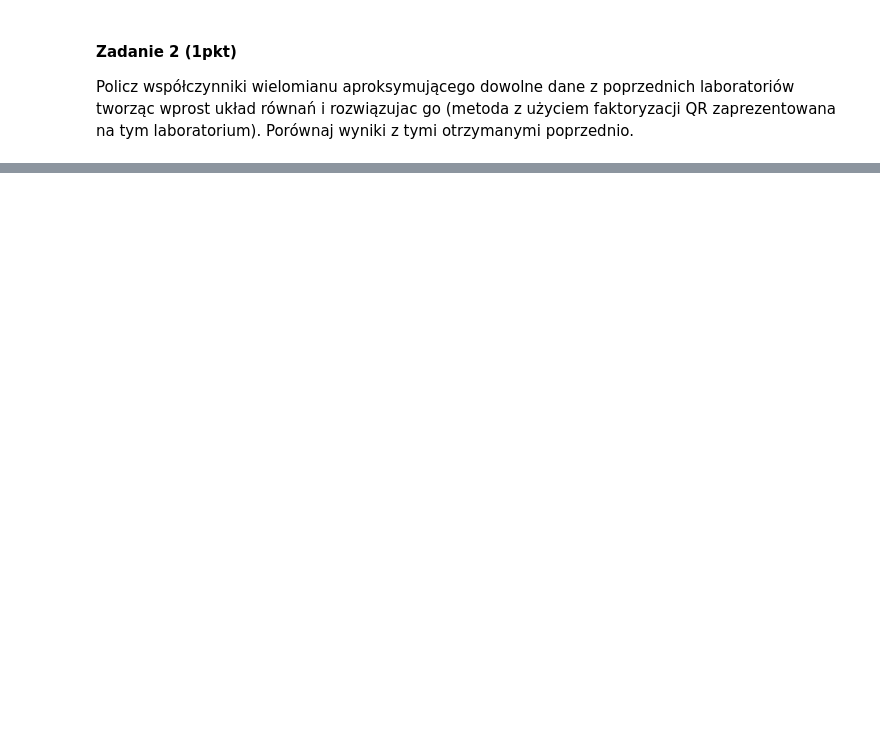
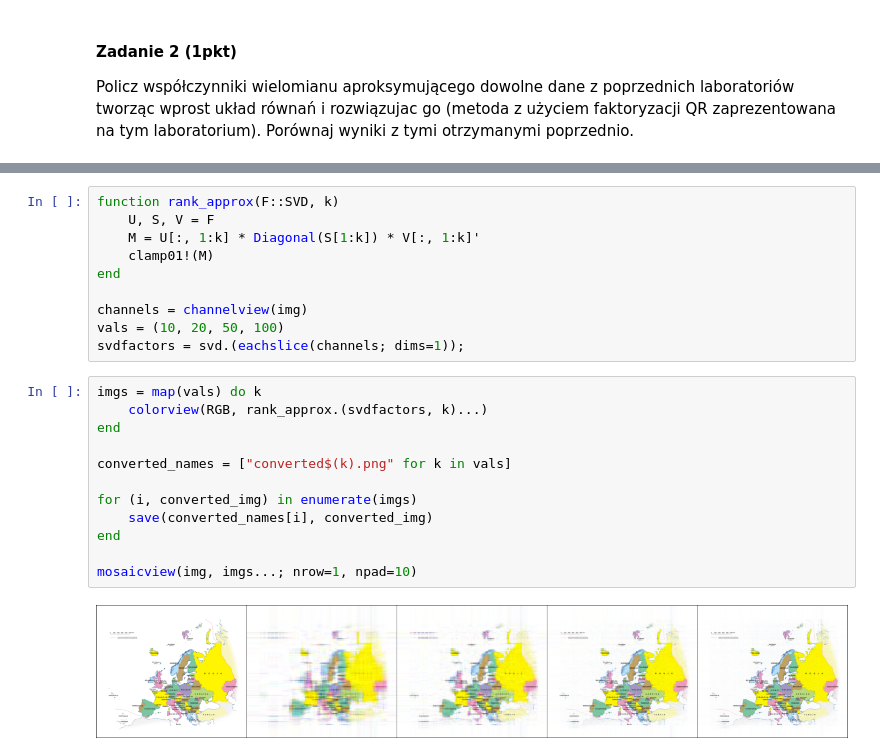
Before and after one commit to IwoSzczepaniak/MOWNiT, a Jupyter notebook: Mownit_lab9/lab9.ipynb, the cells around one changed output, grey strips where cells are left out. Drawn from its saved outputs; the diff is of its cells as text; blank space fills up the shorter version.

```diff
--- a/Mownit_lab9/lab9.ipynb
+++ b/Mownit_lab9/lab9.ipynb
@@ -40,0 +74,24 @@ Porównaj wyniki z tymi otrzymanymi poprzednio.
+# %%
+function rank_approx(F::SVD, k)
+    U, S, V = F
+    M = U[:, 1:k] * Diagonal(S[1:k]) * V[:, 1:k]'
+    clamp01!(M)
+end
+
+channels = channelview(img)
+vals = (10, 20, 50, 100)
+svdfactors = svd.(eachslice(channels; dims=1));
+# %%
+imgs = map(vals) do k
+    colorview(RGB, rank_approx.(svdfactors, k)...)
+end
+
+converted_names = ["converted$(k).png" for k in vals]
+
+for (i, converted_img) in enumerate(imgs)
+    save(converted_names[i], converted_img)
+end
+
+mosaicview(img, imgs...; nrow=1, npad=10)
+# %% [output]
+[figure, added]
```
Also changed, not shown: parts of 7 cells of this notebook, 2 other files.
